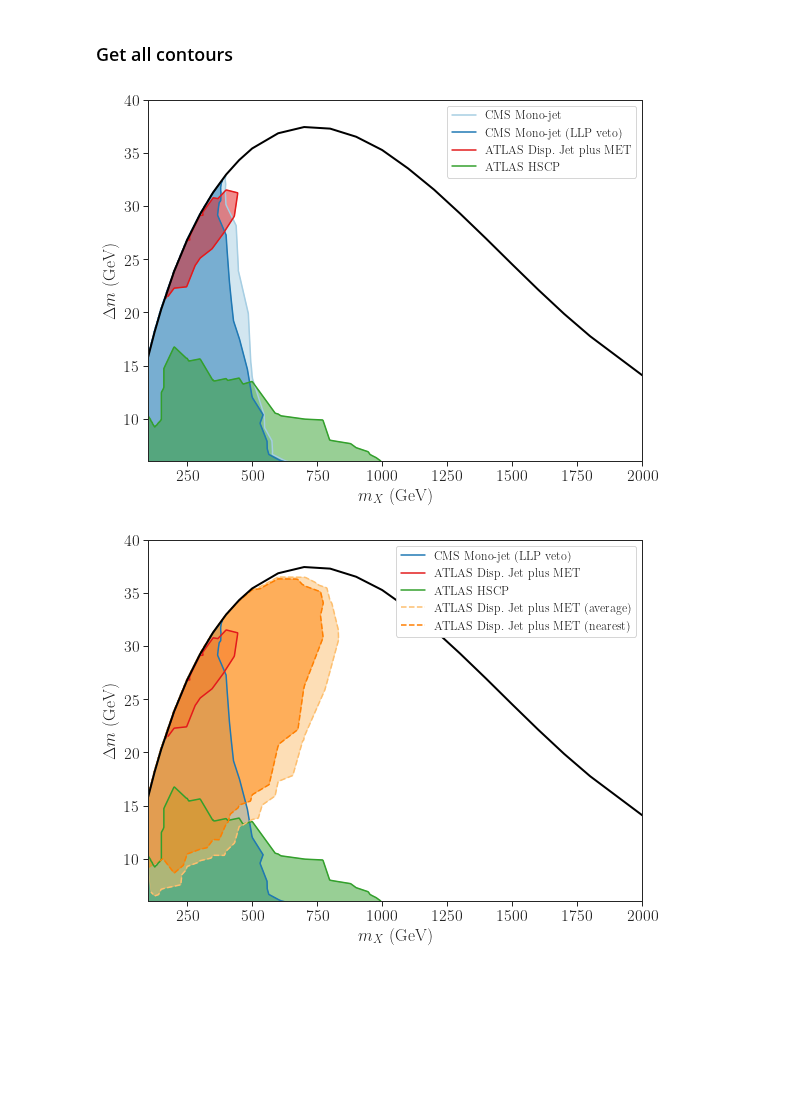
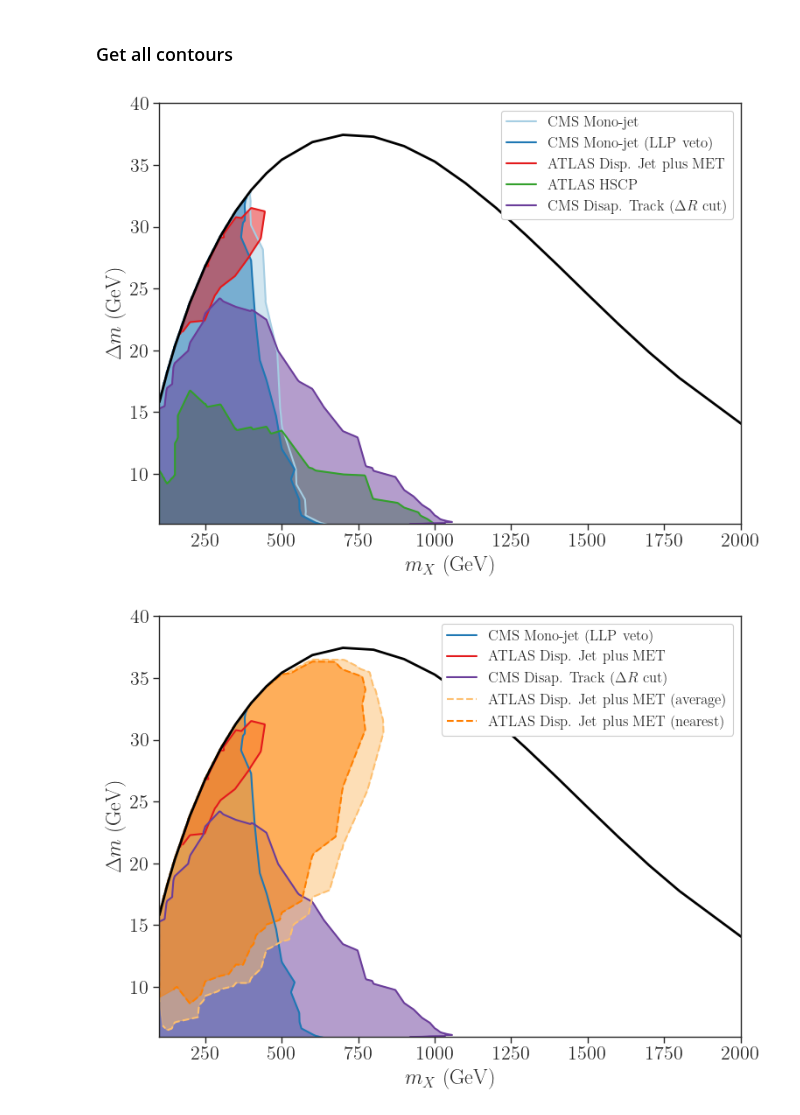
Before and after one commit to andlessa/LLP-CDFO, a Jupyter notebook: plotting/plots-AllExclusions.ipynb, the cells around one changed output. Drawn from its saved outputs; the diff is of its cells as text; code cells hidden in the pictures; blank space fills up the shorter version.

Commit message:
Included DT curve in exclusions

```diff
--- a/plotting/plots-AllExclusions.ipynb
+++ b/plotting/plots-AllExclusions.ipynb
@@ -33,6 +33,8 @@ files = {
          'ATLAS-SUSY-2018-42' :'../results_dataFrames/pp2BB1j_2018_42_latest.pcl',
          'ATLAS-SUSY-2018-13' :'../results_dataFrames/pp2BB1j_2018_13_latest.pcl',
          'ATLAS-SUSY-2016-08' :'../results_dataFrames/pp2BB1j_2016_08_latest.pcl',
+         'CMS-EXO-19-010' : '../results_dataFrames/pp2BB1j_cms_exo_19_010.pcl',
+         'CMS-EXO-19-010 (dR cut)' : '../results_dataFrames/pp2BB1j_cms_exo_19_010_dRcut.pcl',
          'CMS-EXO-20-004' :'../results_dataFrames/pp2BB1j_cms_latest.pcl',
          'ATLAS-SUSY-2016-08 (average)' :'../results_dataFrames/pp2BB1j_2016_08_average_latest.pcl',
          'ATLAS-SUSY-2016-08 (nearest)' :'../results_dataFrames/pp2BB1j_2016_08_nearest_latest.pcl',
@@ -41,7 +43,7 @@ files = {
 
 recastDataDict = {label : pd.read_pickle(f) for label,f in files.items()}
 
-pts = np.genfromtxt('../CDFOdata_2112_01499v3_Fig9_without_Stable.dat',skip_header=6,names=True)
+pts = np.genfromtxt('../CDFOdata_2112_01499v3_Fig9_Good.dat',skip_header=6,names=True)
 maxCurve = []
 for mn1 in np.unique(pts['mxGeV']):
     maxCurve.append([mn1,max(pts[pts['mxGeV'] == mn1]['deltamGeV'])])
@@ -156,10 +158,12 @@ labelATLAS = [label for label in allContours if 'ATLAS' in label]
 
 colors = {label : sns.color_palette("Paired")[i] for i,label in enumerate(sorted(allContours.keys(),reverse=True))}
 newLabels = {
-            'CMS-EXO-20-004' : 'CMS Mono-jet',
+             'CMS-EXO-20-004' : 'CMS Mono-jet',
              'CMS-EXO-20-004 (LLP veto)' : 'CMS Mono-jet  (LLP veto)',
              'ATLAS-SUSY-2016-08' : 'ATLAS Disp. Jet plus MET',
              'ATLAS-SUSY-2018-42' : 'ATLAS HSCP',
+            #  'CMS-EXO-19-010' : 'CMS Disap. Track',
+             'CMS-EXO-19-010 (dR cut)' : r'CMS Disap. Track ($\Delta R$ cut)',
              'ATLAS-SUSY-2016-08 (average)' : 'ATLAS Disp. Jet plus MET (average)',
              'ATLAS-SUSY-2016-08 (nearest)' : 'ATLAS Disp. Jet plus MET (nearest)',
              }
@@ -170,7 +174,9 @@ colors = {'CMS-EXO-20-004' : cpalette[0],
              'ATLAS-SUSY-2016-08' : cpalette[5],
              'ATLAS-SUSY-2016-08 (average)' : cpalette[6],
              'ATLAS-SUSY-2016-08 (nearest)' : cpalette[7],
-             'ATLAS-SUSY-2018-42' : cpalette[3]
+             'ATLAS-SUSY-2018-42' : cpalette[3],
+             'CMS-EXO-19-010' : cpalette[8],
+             'CMS-EXO-19-010 (dR cut)' : cpalette[9]
              }
 
 # colors = {label : sns.color_palette("Blues")[i+2] for i,label in enumerate(labelCMS)}
@@ -204,36 +210,38 @@ plt.tight_layout()
 plt.savefig('excCurves_mDV10.png')
 plt.show()
 # %% [output]
-[figure, old version]
+[figure, new version]
 # %%
 plt.figure(figsize=(8,6))
 # plt.scatter(x,y,c='lightgray',s=30)
 for label,newL in newLabels.items():
     contours = allContours[label]
     if label == 'CMS-EXO-20-004':
+        continue
+    if label == 'ATLAS-SUSY-2018-42':
         continue
     if not contours:
         continue
     cVal = max(contours.keys())
     if cVal != 1.0:
         continue
     pts = contours[cVal][:-30] # Hack for avoiding out of order points
     if 'average' in label or 'nearest' in label:
         ls = 'dashed'
     else:
         ls = 'solid'
     plt.plot(pts[:,0],pts[:,1],label=newL,linewidth=1.5,c=colors[label],linestyle=ls)
     plt.fill(pts[:,0],pts[:,1],label=None,c=colors[label],alpha=0.5)
 
 plt.plot(maxCurve[:,0],maxCurve[:,1],c='black',linewidth=2)
 plt.xlim(100,2000)
 plt.ylim(6,40)
 plt.legend(loc='upper right',fontsize=12,framealpha=1.0)
 plt.xlabel(r'$m_{X}$ (GeV)')
 plt.ylabel(r'$\Delta m$ (GeV)')
 plt.tight_layout()
 plt.savefig('excCurves_mDV5.png')
 # plt.grid()
 plt.show()
 # %% [output]
-[figure, old version]
+[figure, new version]
```
Also changed, not shown: parts of 2 cells of this notebook, 4 other files.
